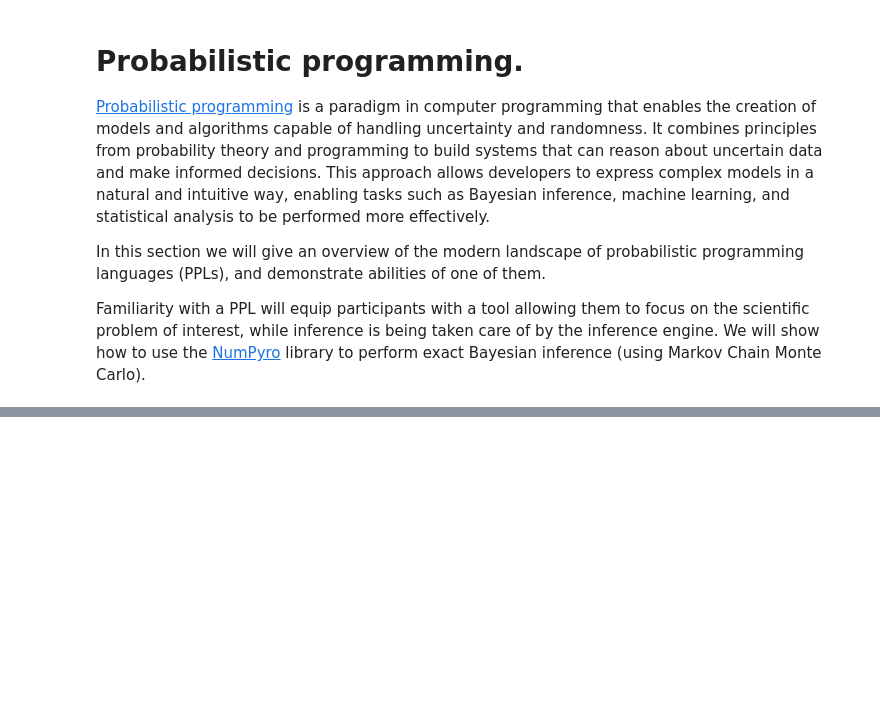
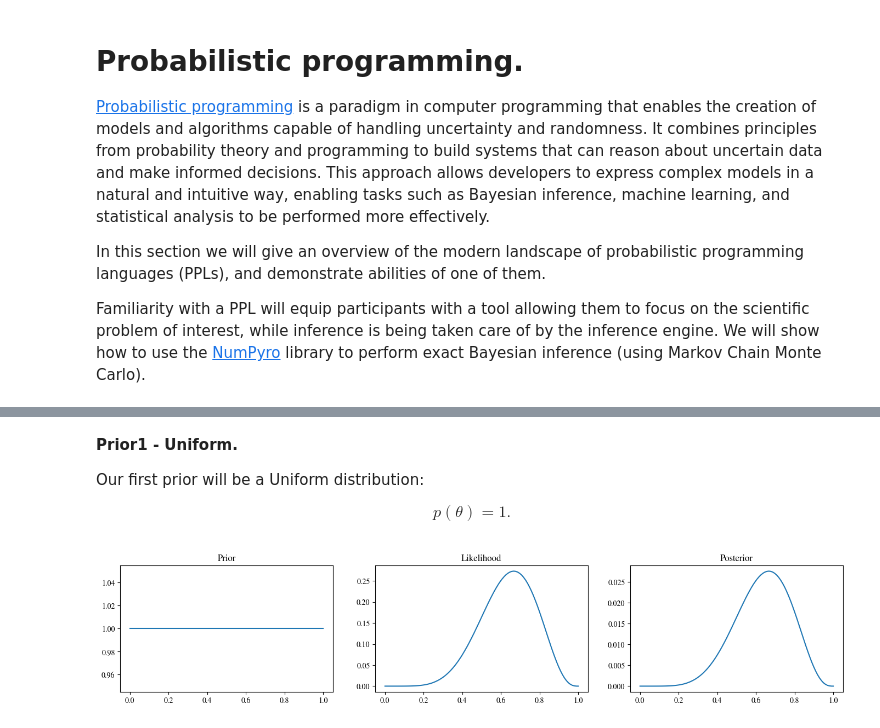
Before and after one commit to deep-learning-indaba/indaba-pracs-2023, a Jupyter notebook: Introduction_to_Probabilistic_Thinking_and_Programming.ipynb, the cells around one changed output, grey strips where cells are left out. Saved outputs shown, nothing was run; the diff lists cells and outputs as text; code cells hidden in the pictures; blank space fills up the shorter version.

```diff
--- a/Introduction_to_Probabilistic_Thinking_and_Programming.ipynb
+++ b/Introduction_to_Probabilistic_Thinking_and_Programming.ipynb
@@ -856,0 +883,40 @@ Familiarity with a PPL will equip participants with a tool allowing them to focu
+# %%
+def computePosterior(likelihood, prior):
+    # this functionm computes posterior
+    # and plots the result
+
+    # compute product of likelihood and prior
+    unstd_posterior = likelihood * prior
+
+    # standardize posterior
+    posterior = unstd_posterior / unstd_posterior.sum()
+
+    plt.figure(figsize=(17, 3))
+    ax1 = plt.subplot(131)
+    ax1.set_title("Prior")
+    plt.plot(p_grid, prior)
+
+    ax2 = plt.subplot(132)
+    ax2.set_title("Likelihood")
+    plt.plot(p_grid, likelihood)
+
+    ax3 = plt.subplot(133)
+    ax3.set_title("Posterior")
+    plt.plot(p_grid, posterior)
+    plt.show()
+
+    return
+# %% [markdown]
+**Prior1 - Uniform.**
+
+Our first prior will be a Uniform distribution:
+
+$$p(\theta) = 1.$$
+# %%
+# Unifrom prior
+prior1 = jnp.repeat(1, grid_points)
+
+# visulaise prior, likelihood, posteroir
+posterior1 = computePosterior(likelihood, prior1)
+# %% [output]
+[figure, added]
```
Also changed, not shown: parts of 84 cells of this notebook.
